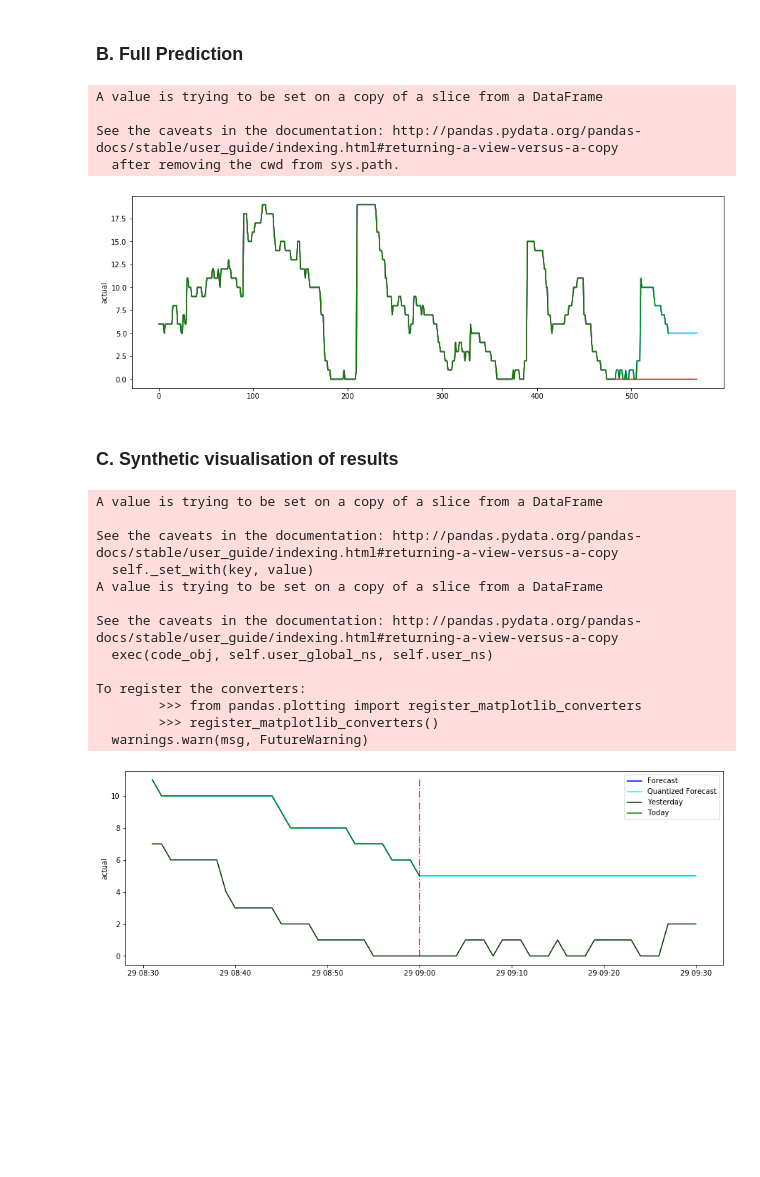
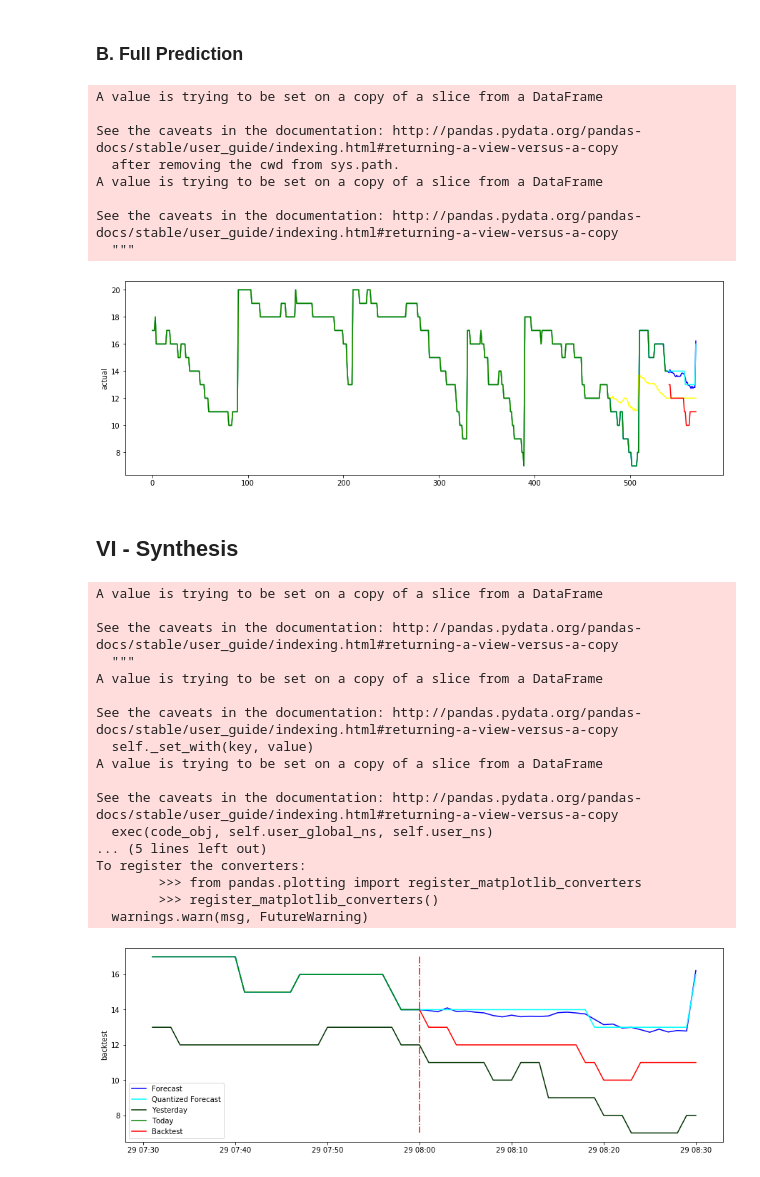
Before and after one commit to alexisgcomte/velib-prediction, a Jupyter notebook: 4. Models/1. Holt-Winter ETS model - Detailed.ipynb, the cells around one changed output. Saved outputs shown, nothing was run; the diff lists cells and outputs as text; code cells hidden in the pictures; blank space fills up the shorter version.

Commit message:
adding backtesting

```diff
--- a/4. Models/1. Holt-Winter ETS model - Detailed.ipynb
+++ b/4. Models/1. Holt-Winter ETS model - Detailed.ipynb
@@ -6,7 +6,7 @@
 # List of all Parameters
 
 # Timestamp of when we want to start the prediction
-target_start = "9:00:00"
+target_start = "8:00:00"
 
 # n-1 minutes before the target date and n min after
 time_variation = 30
@@ -98,6 +100,14 @@ for i in range(len(day_list)-1):
 
     df_conso = pd.concat([df_conso, df_day_lower, df_day_upper])
 
+# Backtest for ulterior use
+day_backtest = day_list[len(day_list)-1]
+df_day_lower = df_station[df_station["day"] == day_backtest]
+df_day_lower = df_day_lower[(df_day_lower["date"] > "{} {}".format(day_backtest, target_start))
+            & (df_day_lower["date"] < "{} {}".format(day_backtest,upper_time_bound))]["availiable_docks"]
+df_backtest = np.array(df_day_lower)
+
+
 
 df_conso = df_conso.reset_index(drop="True")
 
@@ -255,13 +288,14 @@ Optmised RMSE: 0.0
 final_prediction = model.predict(start=(len(time_serie)+1), end=(len(time_serie)+time_variation))
 
 # Creating a dataframe for assessement
-df_assessement = pd.DataFrame(columns=["actual","forecast_first_run","forecast_optimized","forecast_optimized_round"])
+df_assessement = pd.DataFrame(columns=["actual","forecast_first_run","forecast_optimized","forecast_optimized_round","backtest"])
 # Setting actual at the last known value
 df_assessement.actual = (np.concatenate((time_serie, (np.zeros(time_variation)+time_serie[-1:])), axis = 0))
 # Setting forecast at time_serie for the past and the final prediction for the futur
 df_assessement.forecast_first_run = (np.concatenate((train, pred_first_run, (np.zeros(time_variation)+pred_first_run[-1:])), axis = 0))
 df_assessement.forecast_optimized = (np.concatenate((time_serie, final_prediction), axis = 0))
 df_assessement.forecast_optimized_round = df_assessement.forecast_optimized.apply(lambda x:round(x,0))
+df_assessement.backtest = (np.concatenate((time_serie, df_backtest), axis = 0))
 df_assessement["date"] = df_conso["date"]
 df_assessement.head()
 # %% [output]
@@ -329,30 +363,37 @@ lower_bound, upper_bound = upper_lower_bounds(df_assessement_small)
 # %%
 # Graphic visualisation of the prediction
 
-#Removing actual data on projection time for better visualisation
+#Removing actual and backtest data on projection time for better visualisation
 df_assessement.actual[-time_variation:] = None
+df_assessement.backtest[:-time_variation+1] = None
 
 fig, axis = plt.subplots(figsize=(15,5))
 sns.lineplot(x=df_assessement.index, y="forecast_optimized",data=df_assessement, color="blue")
 sns.lineplot(x=df_assessement.index, y="forecast_optimized_round",data=df_assessement, color="cyan")
-sns.lineplot(x=df_assessement.index, y="forecast_first_run",data=df_assessement, color="red")
+sns.lineplot(x=df_assessement.index, y="forecast_first_run",data=df_assessement, color="yellow")
+sns.lineplot(x=df_assessement.index, y="backtest",data=df_assessement, color="red")
 sns.lineplot(x=df_assessement.index, y="actual",data=df_assessement, color="green")
 
 plt.show()
 # %% [output]
 A value is trying to be set on a copy of a slice from a DataFrame
 
 See the caveats in the documentation: http://pandas.pydata.org/pandas-docs/stable/user_guide/indexing.html#returning-a-view-versus-a-copy
   after removing the cwd from sys.path.
+A value is trying to be set on a copy of a slice from a DataFrame
+
+See the caveats in the documentation: http://pandas.pydata.org/pandas-docs/stable/user_guide/indexing.html#returning-a-view-versus-a-copy
+  """
-[figure, old version]
+[figure, new version]
-# %% [markdown]
-### C. Synthetic visualisation of results
+# %% [markdown]
+## VI - Synthesis
 # %%
 # Setting prediction boundary
 
 
-#Removing actual data on projection time for better visualisation
+#Removing actual and backtest data on projection time for better visualisation
 df_assessement_small.actual[-time_variation:] = None
+df_assessement_small.backtest[:-time_variation-1] = None
 
 # Graphic visualisation of the prediction
 fig, ax = plt.subplots(figsize=(15,5))
@@ -360,7 +401,7 @@ ax = sns.lineplot(x=df_assessement_small.index, y="forecast_optimized",data=df_a
 ax = sns.lineplot(x=df_assessement_small.index, y="forecast_optimized_round",data=df_assessement_small, color="cyan",label="Quantized Forecast")
 ax = sns.lineplot(x=df_assessement_small.index, y="day_before",data=df_assessement_small, color="#003300",label="Yesterday")
 ax = sns.lineplot(x=df_assessement_small.index, y="actual",data=df_assessement_small, color="green",label="Today")
-
+ax = sns.lineplot(x=df_assessement_small.index, y="backtest",data=df_assessement_small, color="red",label="Backtest")
 
 x1, y1 = [df_assessement_small.index[time_variation]-1, df_assessement_small.index[time_variation]-1], [lower_bound, upper_bound]
 ax = plt.plot(x1, y1, linestyle="dashdot", color="red")
@@ -368,6 +409,10 @@ ax = plt.plot(x1, y1, linestyle="dashdot", color="red")
 
 plt.show()
 # %% [output]
+A value is trying to be set on a copy of a slice from a DataFrame
+
+See the caveats in the documentation: http://pandas.pydata.org/pandas-docs/stable/user_guide/indexing.html#returning-a-view-versus-a-copy
+  """
 A value is trying to be set on a copy of a slice from a DataFrame
 
 See the caveats in the documentation: http://pandas.pydata.org/pandas-docs/stable/user_guide/indexing.html#returning-a-view-versus-a-copy
@@ -376,9 +421,9 @@ A value is trying to be set on a copy of a slice from a DataFrame
 
 See the caveats in the documentation: http://pandas.pydata.org/pandas-docs/stable/user_guide/indexing.html#returning-a-view-versus-a-copy
   exec(code_obj, self.user_global_ns, self.user_ns)
-
+... (5 lines left out)
 To register the converters:
         >>> from pandas.plotting import register_matplotlib_converters
         >>> register_matplotlib_converters()
   warnings.warn(msg, FutureWarning)
-[figure, old version]
+[figure, new version]
```
Also changed, not shown: parts of 12 cells of this notebook.
